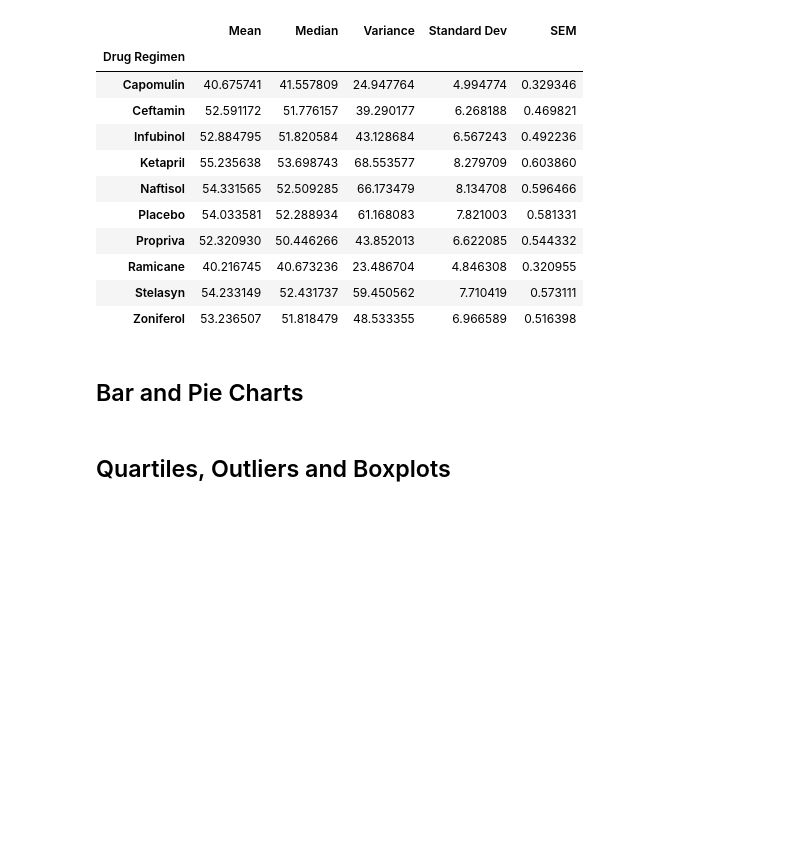
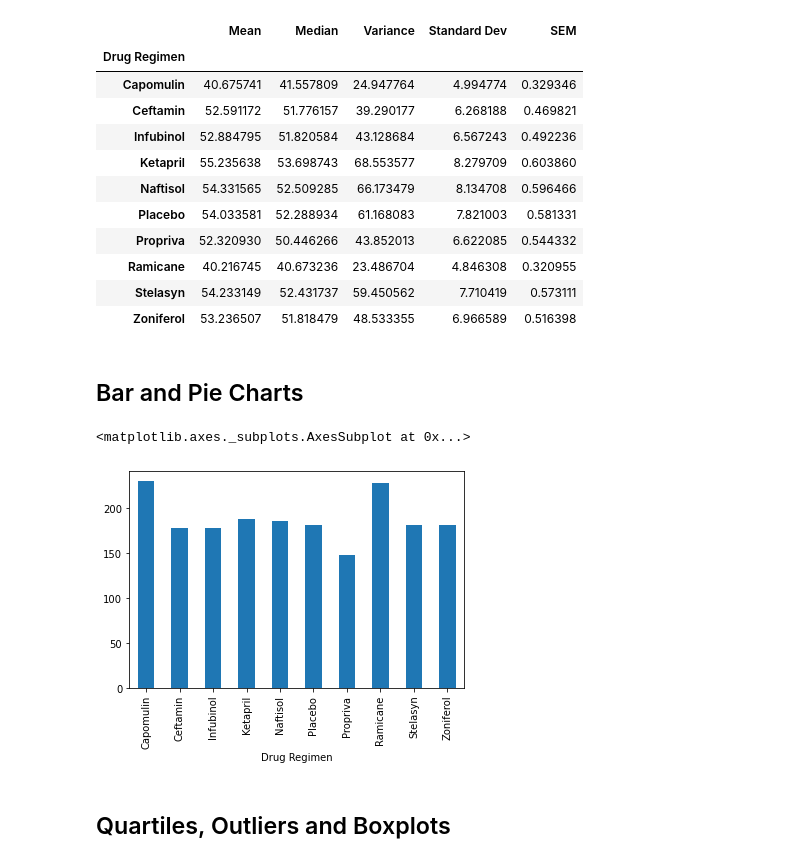
Before and after one commit to GND95/Matplotlib-Challenge, a Jupyter notebook: Pymaceuticals/Analysis.ipynb, the cells around one changed output. Drawn from its saved outputs; the diff is of its cells as text; code cells hidden in the pictures; blank space fills up the shorter version.

Commit message:
using pandas to generate bar plot displaying the total number of measurements taken on each drug regimen

```diff
--- a/Pymaceuticals/Analysis.ipynb
+++ b/Pymaceuticals/Analysis.ipynb
@@ -125,6 +125,10 @@ drug_regimen_df["Tumor Volume (mm3)"].agg(['mean', 'median', 'var', 'std', 'sem'
 ## Bar and Pie Charts
 # %%
 # Generate a bar plot showing the total number of measurements taken on each drug regimen using pandas.
+drug_regimen_df["Tumor Volume (mm3)"].count().plot.bar()
+# %% [output]
+<matplotlib.axes._subplots.AxesSubplot at 0x...>
+[figure, added]
 # %%
 # Generate a bar plot showing the total number of measurements taken on each drug regimen using pyplot.
 # %%
```
